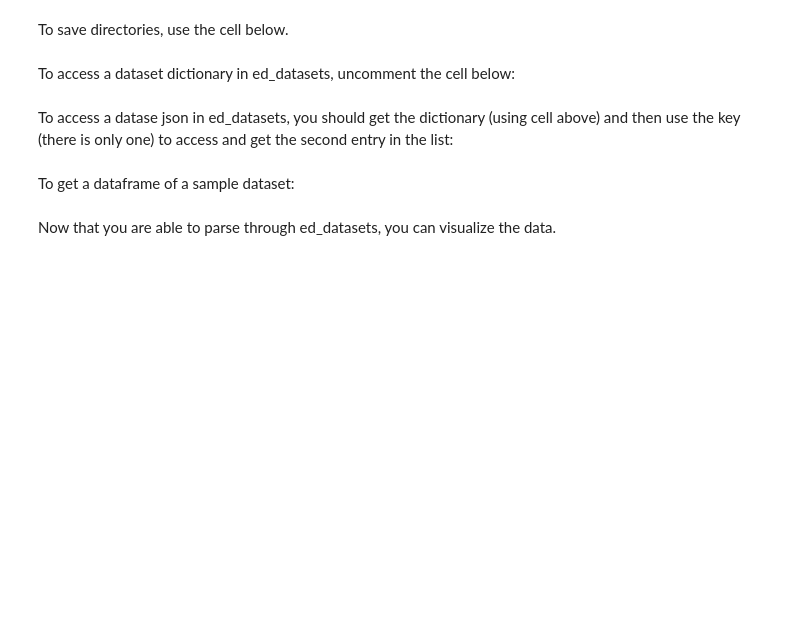
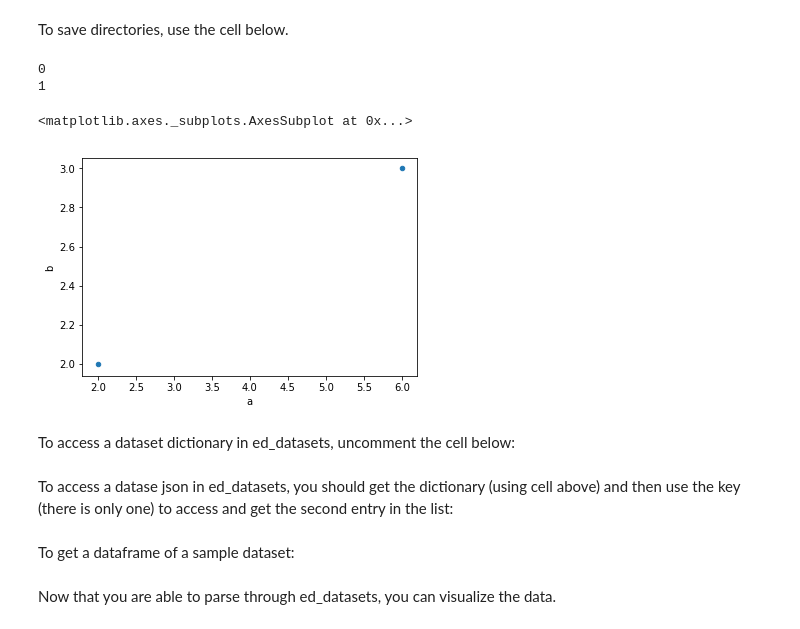
Before and after one commit to DiscreetAI/explora, a Jupyter notebook: DL2Notebook.ipynb, the cells around one changed output. Saved outputs shown, nothing was run; the diff lists cells and outputs as text; code cells hidden in the pictures; blank space fills up the shorter version.

Commit message:
assorted changes to get Explora working on the IPYNB

```diff
--- a/DL2Notebook.ipynb
+++ b/DL2Notebook.ipynb
@@ -8,0 +9,2 @@ orchestrator = Orchestrator()
+# %%
+explora = Explora()
@@ -39,3 +53,10 @@ ed_directories = orchestrator.get_ed_datasets()
+# %%
+explora.visualize()
+# %% [output]
+0
+1
+<matplotlib.axes._subplots.AxesSubplot at 0x...>
+[figure, added]
 # %% [markdown]
 To access a dataset dictionary in ed_datasets, uncomment the cell below:
 # %%
```
Also changed, not shown: parts of 9 cells of this notebook, 5 other files.
